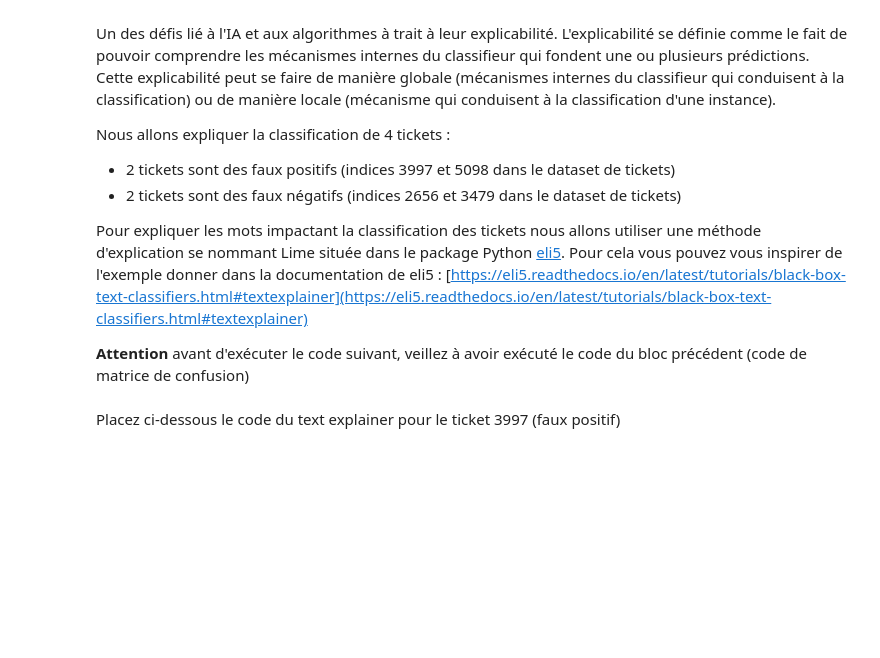
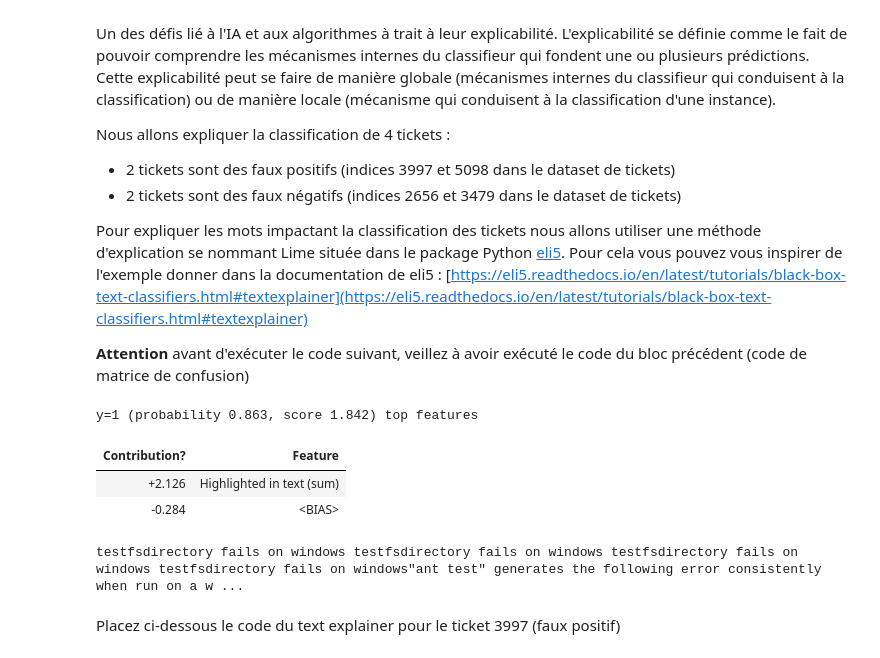
Before and after one commit to AzeddineZadir/TPIAGL_TicketsClassif, a Jupyter notebook: tp_classif_tickets.ipynb, the cells around one changed output. Saved outputs shown, nothing was run; the diff lists cells and outputs as text; code cells hidden in the pictures; blank space fills up the shorter version.

Commit message:
add text explainer

```diff
--- a/tp_classif_tickets.ipynb
+++ b/tp_classif_tickets.ipynb
@@ -363,8 +451,19 @@ Pour cela vous pouvez vous inspirer de l'exemple donner dans la documentation de
 # %%
 #Pipeline et vectorizer nécessaire pour le TextExplainer
 pipe = make_pipeline(vectorizer, ch2, clf)
+
 vectorizer_for_text_explainer = TfidfVectorizer(min_df=1, max_df=1.0,ngram_range=(1, 3), sublinear_tf=True, stop_words={'english'})
-
+# print(data[5098]["title"] + data[5098]["body"])
 #Placez ici le code du text explainer pour le ticket 5098 (ticket_dataset[5098]["title"] + ticket_dataset[5098]["body"])
+te = TextExplainer(random_state=42)
+te.fit(data[5098]["title"] + data[5098]["body"], pipe.predict_proba)
+te.show_prediction()
+# eli5.show_prediction(clf2,data[5098]["title"] + data[5098]["body"] , vec=vectorizer_for_text_explainer)
+# %% [output]
+y=1 (probability 0.863, score 1.842) top features
+| Contribution? | Feature |
+| +2.126 | Highlighted in text (sum) |
+| -0.284 | <BIAS> |
+testfsdirectory fails on windows testfsdirectory fails on windows testfsdirectory fails on windows testfsdirectory fails on windows"ant test" generates the following error consistently when run on a w ...
 # %% [markdown]
 Placez ci-dessous le code du text explainer pour le ticket 3997 (faux positif)
```
Also changed, not shown: parts of 10 cells of this notebook, 2 other files.
